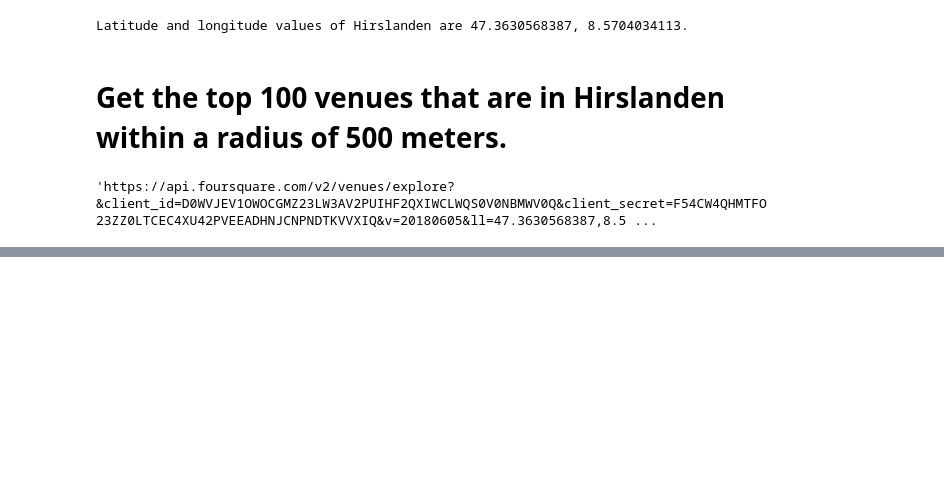
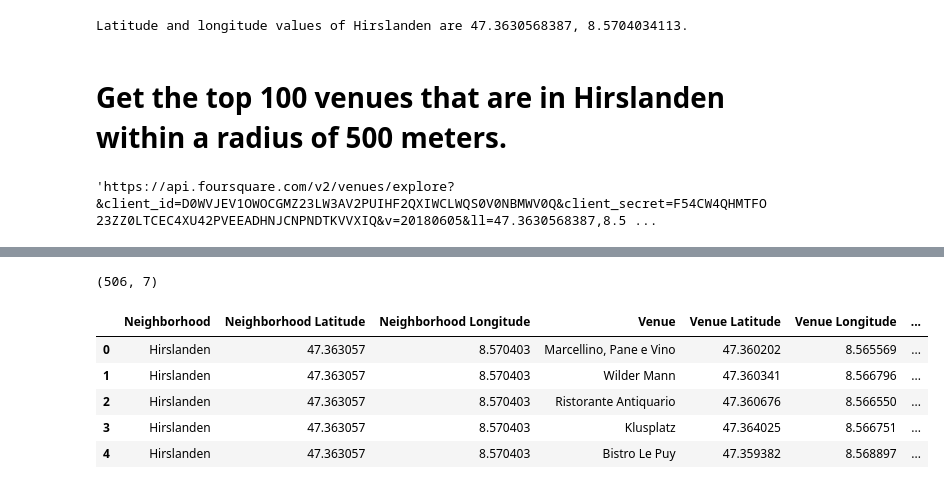
Before and after one commit to xanag/Coursera_Capstone, a Jupyter notebook: Final Capstone Project.ipynb, the cells around one changed output, grey strips where cells are left out. Cells and saved outputs as stored; diff of their text form; code cells hidden in the pictures; blank space fills up the shorter version.

```diff
--- a/Final Capstone Project.ipynb
+++ b/Final Capstone Project.ipynb
@@ -234,0 +336,11 @@ results
+# %%
+print(zurich_venues.shape)
+zurich_venues.head()
+# %% [output]
+(506, 7)
+|  | Neighborhood | Neighborhood Latitude | Neighborhood Longitude | Venue | Venue Latitude | Venue Longitude | ... |
+| 0 | Hirslanden | 47.363057 | 8.570403 | Marcellino, Pane e Vino | 47.360202 | 8.565569 | ... |
+| 1 | Hirslanden | 47.363057 | 8.570403 | Wilder Mann | 47.360341 | 8.566796 | ... |
+| 2 | Hirslanden | 47.363057 | 8.570403 | Ristorante Antiquario | 47.360676 | 8.566550 | ... |
+| 3 | Hirslanden | 47.363057 | 8.570403 | Klusplatz | 47.364025 | 8.566751 | ... |
+| 4 | Hirslanden | 47.363057 | 8.570403 | Bistro Le Puy | 47.359382 | 8.568897 | ... |
```
Also changed, not shown: parts of 12 cells of this notebook.
